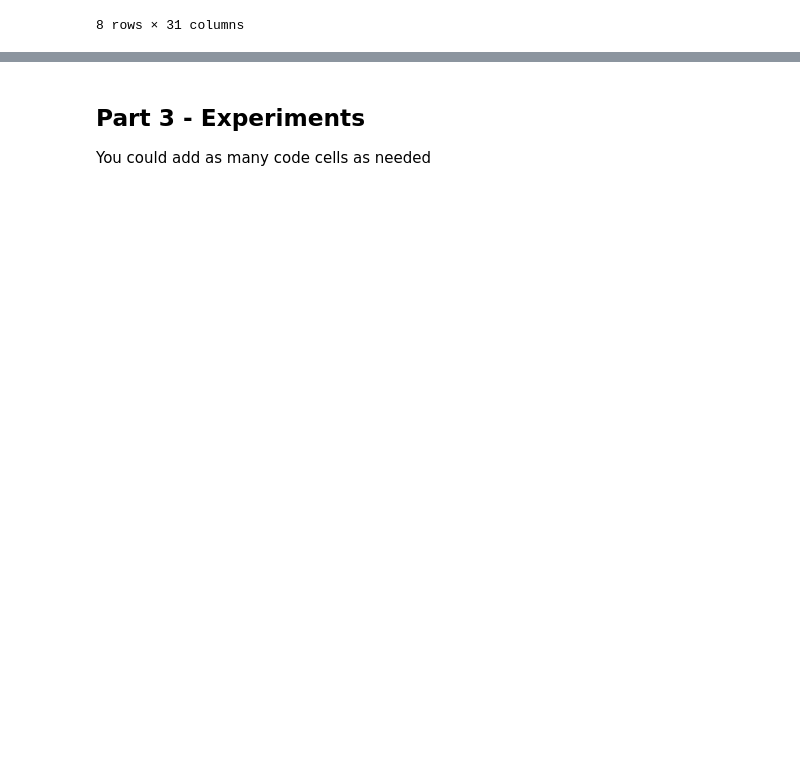
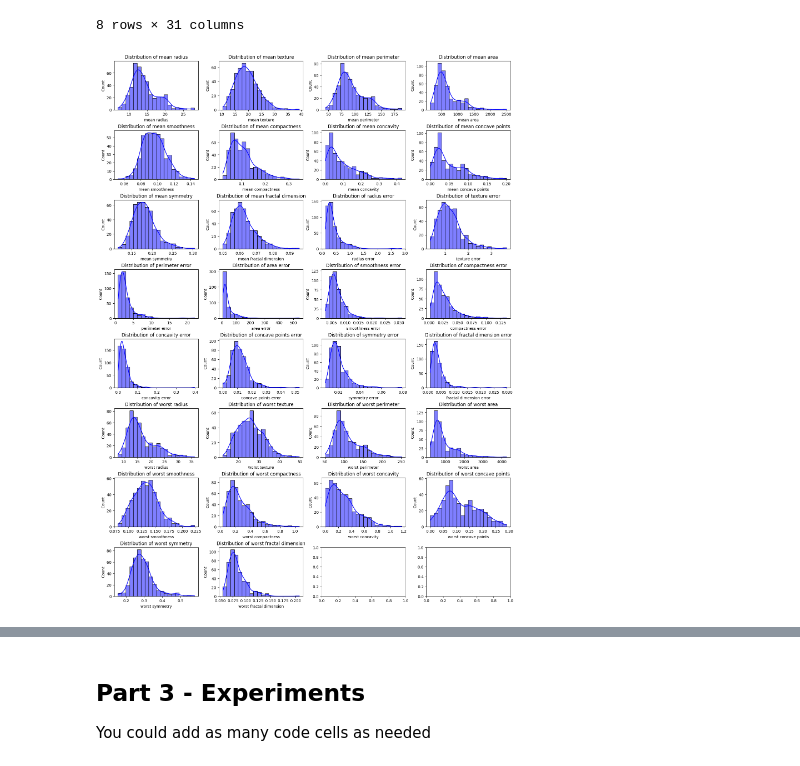
Before and after one commit to Omri212/ML_course_final_project, a Jupyter notebook: Assignment2_supervised_learning_flow.ipynb, the cells around one changed output, grey strips where cells are left out. Saved outputs shown, nothing was run; the diff lists cells and outputs as text; code cells hidden in the pictures; blank space fills up the shorter version.

```diff
--- a/Assignment2_supervised_learning_flow.ipynb
+++ b/Assignment2_supervised_learning_flow.ipynb
@@ -94,3 +86,18 @@ for col in df_train:
+# %%
+fig, axes = plt.subplots(8, 4, figsize=(15, 20), constrained_layout=True)
+
+for i, col in enumerate(df_train.drop(columns={'target'})):
+    row = i // 4
+    col_num = i % 4
+    ax = axes[row, col_num]
+
+    sns.histplot(df_train[col], bins=20, kde=True, color='blue', ax=ax)
+    ax.set_title(f'Distribution of {col}')
+    ax.set_xlabel(f'{col}')
+    ax.set_ylabel('Count')
+plt.show()
+# %% [output]
+[figure, new version]
 # %%
 fig, axes = plt.subplots(8, 4, figsize=(15, 20), constrained_layout=True)
 
```
Also changed, not shown: parts of 44 cells of this notebook.
